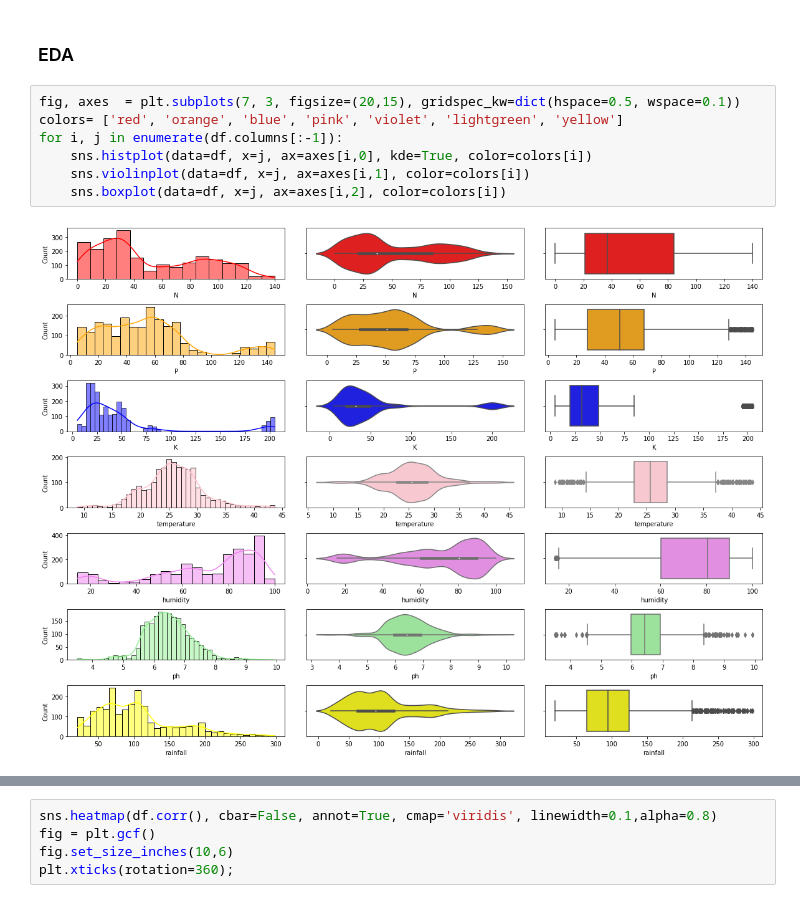
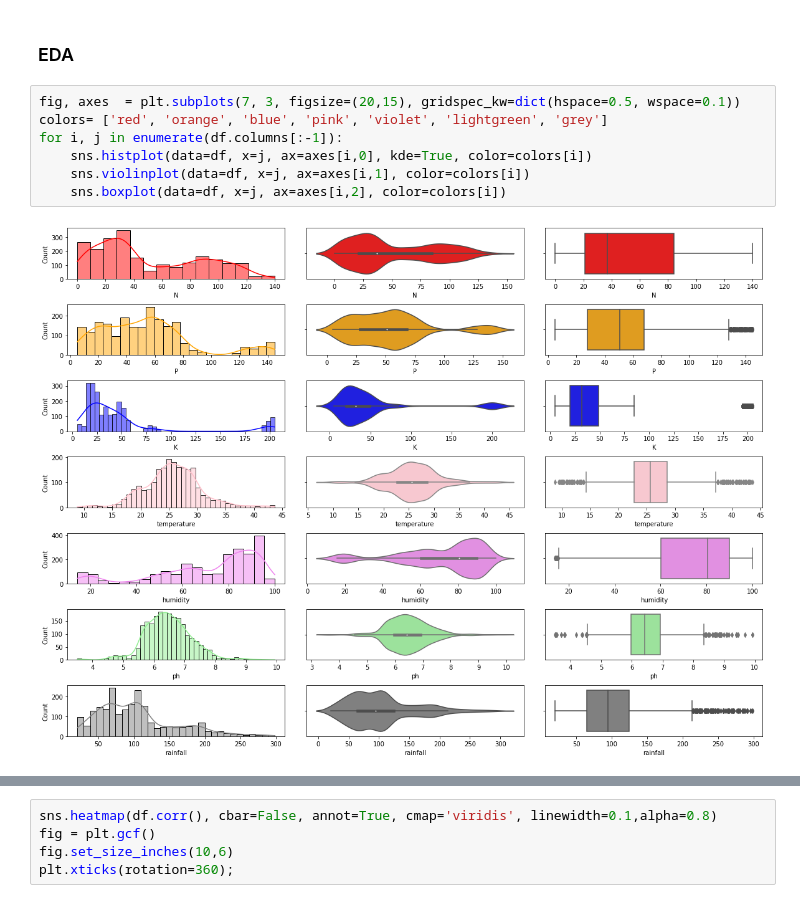
Before and after one commit to Daviditto/ML-in-Agriculture, a Jupyter notebook: ML in Agriculture part 1, Data visualization.ipynb, the cells around one changed output, grey strips where cells are left out. Saved outputs shown, nothing was run; the diff lists cells and outputs as text.

```diff
--- a/ML in Agriculture part 1, Data visualization.ipynb
+++ b/ML in Agriculture part 1, Data visualization.ipynb
@@ -64,13 +64,13 @@ dtype: int64
 ### EDA
 # %%
 fig, axes  = plt.subplots(7, 3, figsize=(20,15), gridspec_kw=dict(hspace=0.5, wspace=0.1))
-colors= ['red', 'orange', 'blue', 'pink', 'violet', 'lightgreen', 'yellow']
+colors= ['red', 'orange', 'blue', 'pink', 'violet', 'lightgreen', 'grey']
 for i, j in enumerate(df.columns[:-1]):
     sns.histplot(data=df, x=j, ax=axes[i,0], kde=True, color=colors[i])
     sns.violinplot(data=df, x=j, ax=axes[i,1], color=colors[i])
     sns.boxplot(data=df, x=j, ax=axes[i,2], color=colors[i])
 # %% [output]
-[figure, old version]
+[figure, new version]
 # %%
 fig, axes  = plt.subplots(7, 1, figsize=(25,45), gridspec_kw=dict(hspace=0.2))
 for i, j in enumerate(df.columns[:-1]):
```
Also changed, not shown: parts of 3 cells of this notebook.
